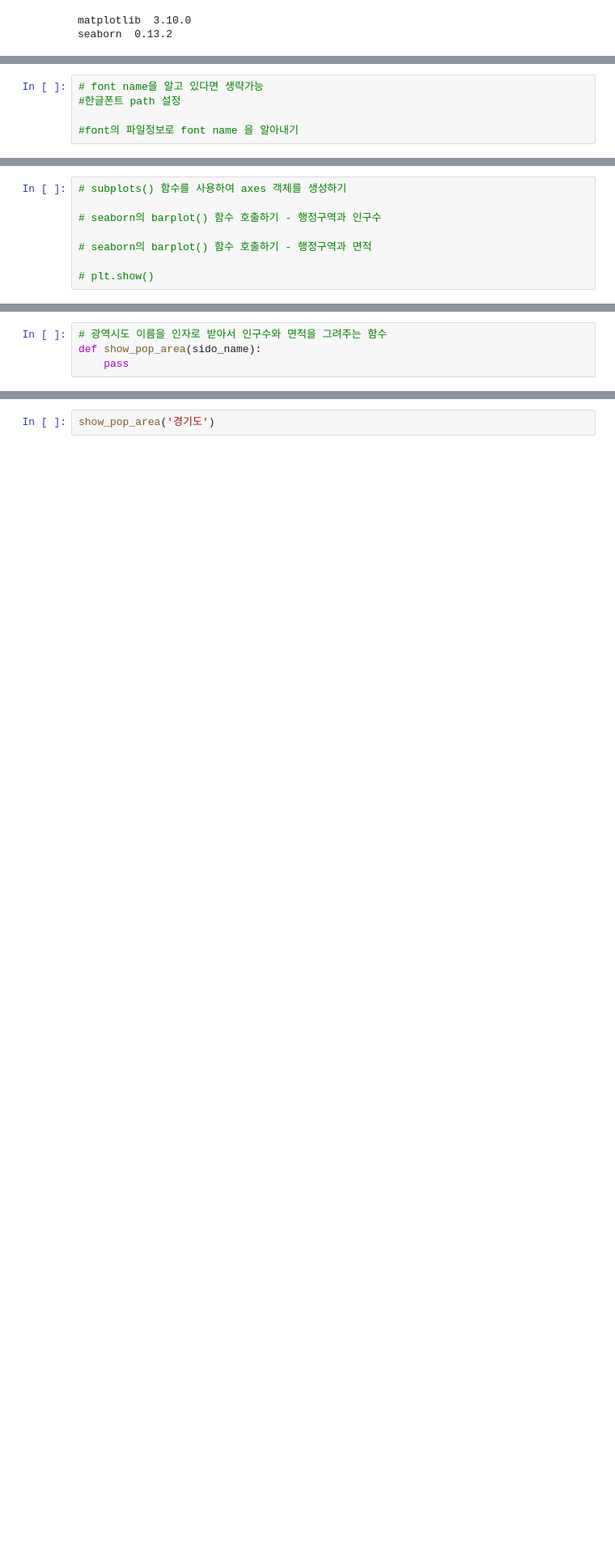
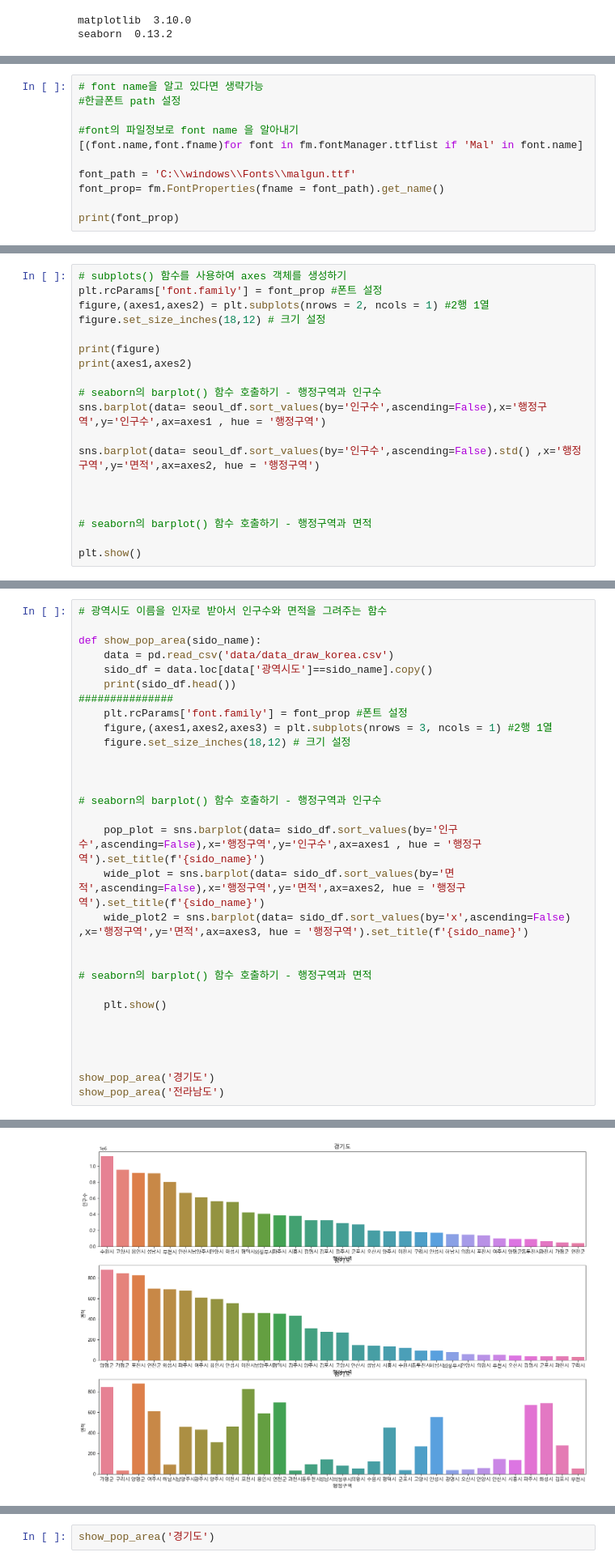
Before and after one commit to cooperear/Python_Webscraping_Analysis, a Jupyter notebook: 03-1.행정구역정보_분석과시각화.ipynb, the cells around one changed output, grey strips where cells are left out. Shown: that part at 81% size. Drawn from its saved outputs; the diff is of its cells as text; blank space fills up the shorter version.

```diff
--- a/03-1.행정구역정보_분석과시각화.ipynb
+++ b/03-1.행정구역정보_분석과시각화.ipynb
@@ -664,3 +1030,9 @@ seaborn  0.13.2
 #한글폰트 path 설정
 
 #font의 파일정보로 font name 을 알아내기
+[(font.name,font.fname)for font in fm.fontManager.ttflist if 'Mal' in font.name]
+
+font_path = 'C:\\windows\\Fonts\\malgun.ttf'
+font_prop= fm.FontProperties(fname = font_path).get_name()
+
+print(font_prop)
@@ -674,9 +1052,20 @@ seaborn  0.13.2
 * seaborn의 barplot() 함수(막대그래프) 사용
 # %%
 # subplots() 함수를 사용하여 axes 객체를 생성하기
+plt.rcParams['font.family'] = font_prop #폰트 설정
+figure,(axes1,axes2) = plt.subplots(nrows = 2, ncols = 1) #2행 1열
+figure.set_size_inches(18,12) # 크기 설정
+
+print(figure)
+print(axes1,axes2)
 
 # seaborn의 barplot() 함수 호출하기 - 행정구역과 인구수
+sns.barplot(data= seoul_df.sort_values(by='인구수',ascending=False),x='행정구역',y='인구수',ax=axes1 , hue = '행정구역')
+
+sns.barplot(data= seoul_df.sort_values(by='인구수',ascending=False).std() ,x='행정구역',y='면적',ax=axes2, hue = '행정구역')
+
+
 
 # seaborn의 barplot() 함수 호출하기 - 행정구역과 면적
 
-# plt.show()
+plt.show()
@@ -683,4 +1076,31 @@ seaborn  0.13.2
 # %%
 # 광역시도 이름을 인자로 받아서 인구수와 면적을 그려주는 함수
+
 def show_pop_area(sido_name):
-    pass
+    data = pd.read_csv('data/data_draw_korea.csv')
+    sido_df = data.loc[data['광역시도']==sido_name].copy()
+    print(sido_df.head())
+###############
+    plt.rcParams['font.family'] = font_prop #폰트 설정
+    figure,(axes1,axes2,axes3) = plt.subplots(nrows = 3, ncols = 1) #2행 1열
+    figure.set_size_inches(18,12) # 크기 설정
+
+
+
+# seaborn의 barplot() 함수 호출하기 - 행정구역과 인구수
+
+    pop_plot = sns.barplot(data= sido_df.sort_values(by='인구수',ascending=False),x='행정구역',y='인구수',ax=axes1 , hue = '행정구역').set_title(f'{sido_name}')
+    wide_plot = sns.barplot(data= sido_df.sort_values(by='면적',ascending=False),x='행정구역',y='면적',ax=axes2, hue = '행정구역').set_title(f'{sido_name}')
+    wide_plot2 = sns.barplot(data= sido_df.sort_values(by='x',ascending=False)  ,x='행정구역',y='면적',ax=axes3, hue = '행정구역').set_title(f'{sido_name}')
+
+
+# seaborn의 barplot() 함수 호출하기 - 행정구역과 면적
+
+    plt.show()
+
+
+
+
+show_pop_area('경기도')
+show_pop_area('전라남도')
+# %% [output]
@@ -686,0 +1113 @@ def show_pop_area(sido_name):
+[figure, added]
```
Also changed, not shown: parts of 43 cells of this notebook, 2 other files.
